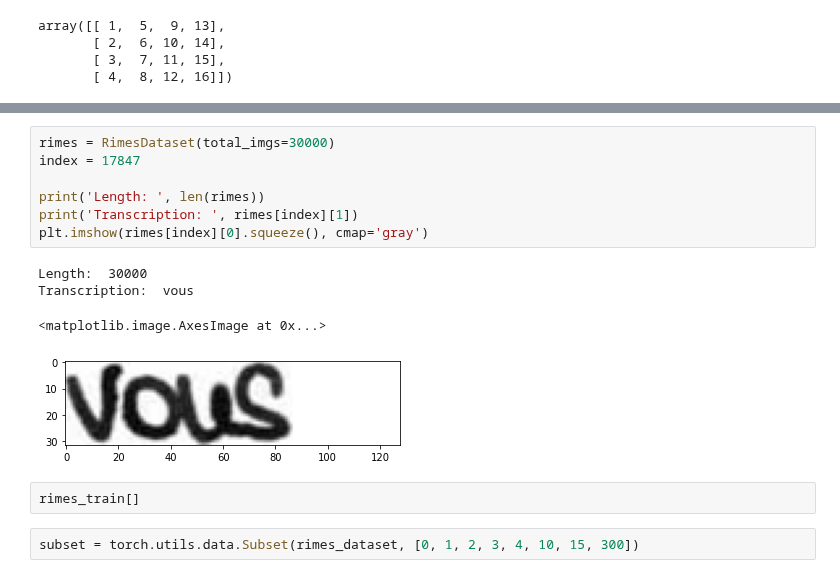
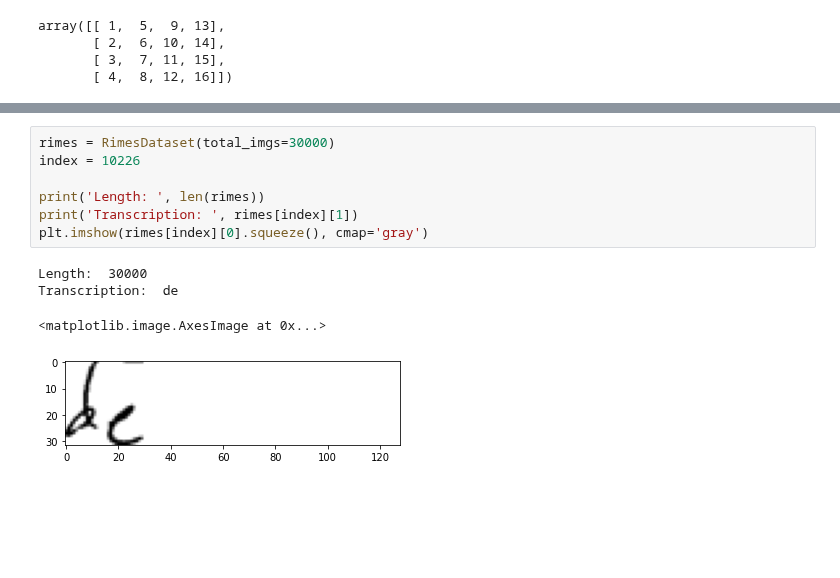
Before and after one commit to ericburdett/cs601r-dl, a Jupyter notebook: tl.ipynb, the cells around one changed output, grey strips where cells are left out. Drawn from its saved outputs; the diff is of its cells as text; blank space fills up the shorter version.

```diff
--- a/tl.ipynb
+++ b/tl.ipynb
@@ -1319,16 +1428,12 @@ length:  2535
 # %%
 rimes = RimesDataset(total_imgs=30000)
-index = 17847
+index = 10226
 
 print('Length: ', len(rimes))
 print('Transcription: ', rimes[index][1])
 plt.imshow(rimes[index][0].squeeze(), cmap='gray')
 # %% [output]
 Length:  30000
-Transcription:  vous
+Transcription:  de
 <matplotlib.image.AxesImage at 0x...>
-[figure, old version]
+[figure, new version]
-# %%
-rimes_train[]
-# %%
-subset = torch.utils.data.Subset(rimes_dataset, [0, 1, 2, 3, 4, 10, 15, 300])
```
Also changed, not shown: parts of 8 cells of this notebook.
